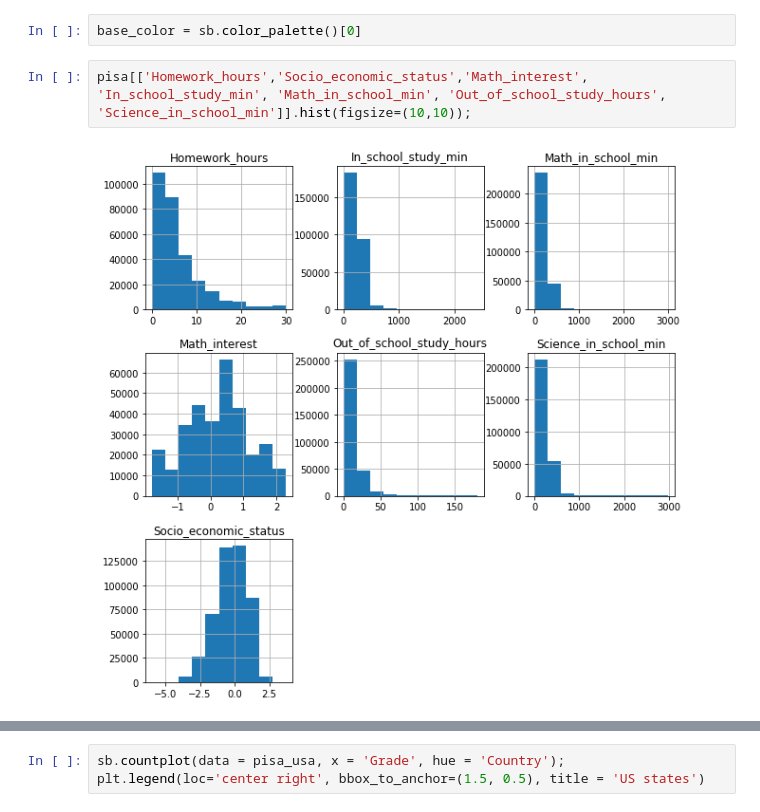
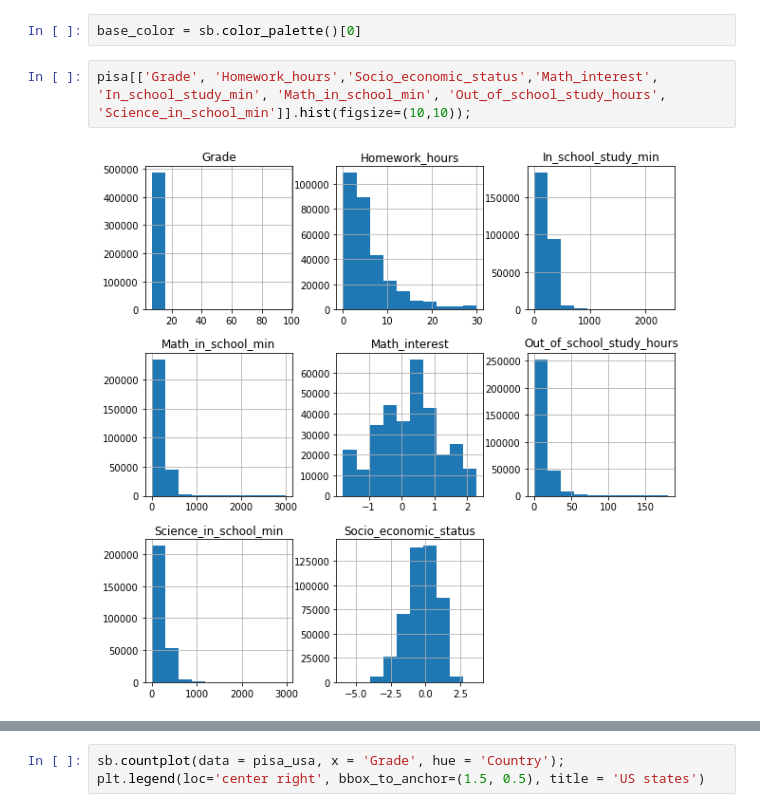
Before and after one commit to Anyra20/CommunicateDataProject, a Jupyter notebook: exploration_template.ipynb, the cells around one changed output, grey strips where cells are left out. Cells and saved outputs as stored; diff of their text form.

```diff
--- a/exploration_template.ipynb
+++ b/exploration_template.ipynb
@@ -114,6 +114,6 @@ max       904.802600     903.338300
 # %%
 base_color = sb.color_palette()[0]
 # %%
-pisa[['Homework_hours','Socio_economic_status','Math_interest', 'In_school_study_min', 'Math_in_school_min', 'Out_of_school_study_hours', 'Science_in_school_min']].hist(figsize=(10,10));
+pisa[['Grade', 'Homework_hours','Socio_economic_status','Math_interest', 'In_school_study_min', 'Math_in_school_min', 'Out_of_school_study_hours', 'Science_in_school_min']].hist(figsize=(10,10));
 # %% [output]
-[figure, old version]
+[figure, new version]
```
Also changed, not shown: parts of 11 cells of this notebook.
